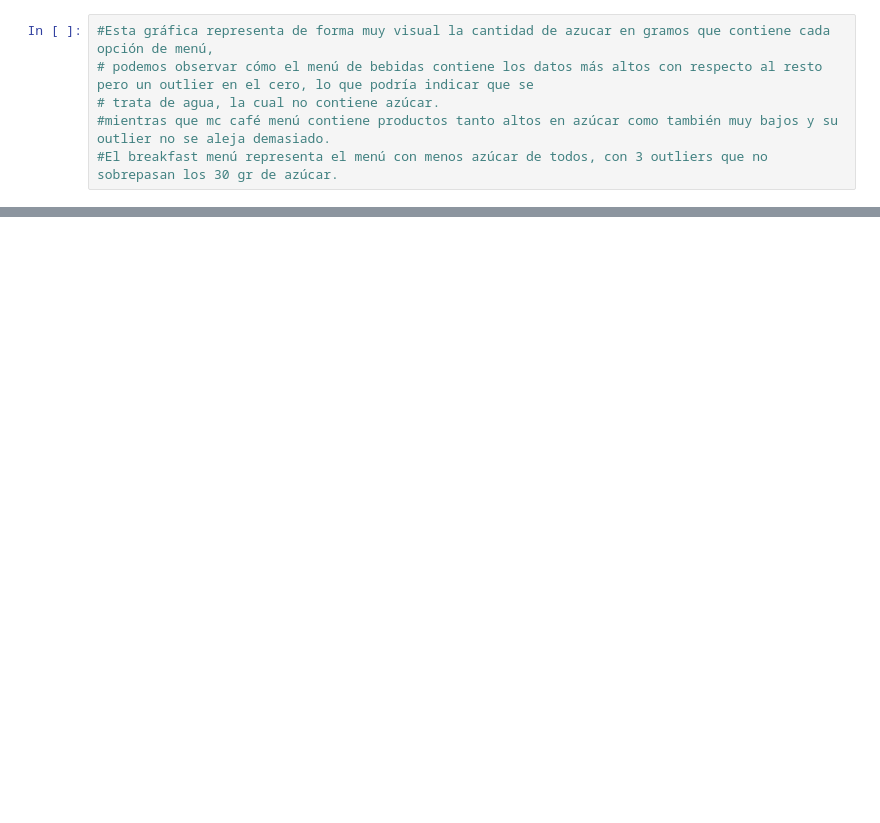
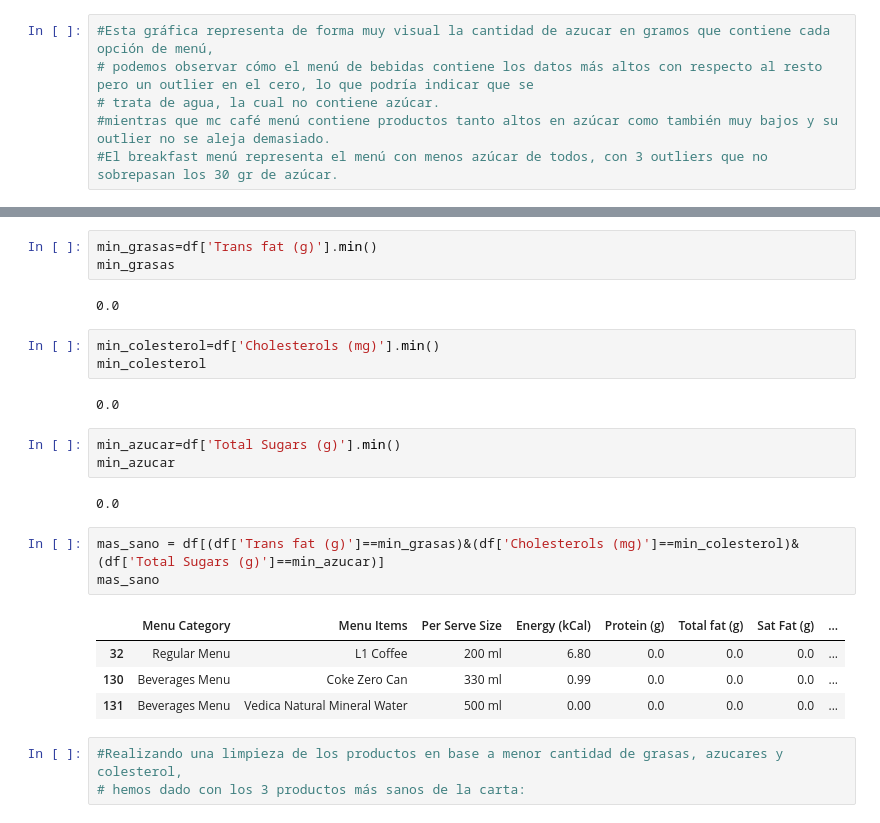
Before and after one commit to Adalab/DA-promo-b-modulo-2-sprint-1-Lara-Diana, a Jupyter notebook: Estadistica/modulo-2-ejercicio-1-estadistica-repaso.ipynb, the cells around one changed output, grey strips where cells are left out. Drawn from its saved outputs; the diff is of its cells as text; blank space fills up the shorter version.

```diff
--- a/Estadistica/modulo-2-ejercicio-1-estadistica-repaso.ipynb
+++ b/Estadistica/modulo-2-ejercicio-1-estadistica-repaso.ipynb
@@ -129,0 +147,26 @@ plt.show()
+# %%
+min_grasas=df['Trans fat (g)'].min()
+min_grasas
+# %% [output]
+0.0
+# %%
+min_colesterol=df['Cholesterols (mg)'].min()
+min_colesterol
+# %% [output]
+0.0
+# %%
+min_azucar=df['Total Sugars (g)'].min()
+min_azucar
+# %% [output]
+0.0
+# %%
+mas_sano = df[(df['Trans fat (g)']==min_grasas)&(df['Cholesterols (mg)']==min_colesterol)&(df['Total Sugars (g)']==min_azucar)]
+mas_sano
+# %% [output]
+|  | Menu Category | Menu Items | Per Serve Size | Energy (kCal) | Protein (g) | Total fat (g) | Sat Fat (g) | ... |
+| 32 | Regular Menu | L1 Coffee | 200 ml | 6.80 | 0.0 | 0.0 | 0.0 | ... |
+| 130 | Beverages Menu | Coke Zero Can | 330 ml | 0.99 | 0.0 | 0.0 | 0.0 | ... |
+| 131 | Beverages Menu | Vedica Natural Mineral Water | 500 ml | 0.00 | 0.0 | 0.0 | 0.0 | ... |
+# %%
+#Realizando una limpieza de los productos en base a menor cantidad de grasas, azucares y colesterol,
+# hemos dado con los 3 productos más sanos de la carta:
```
Also changed, not shown: parts of 3 cells of this notebook.
